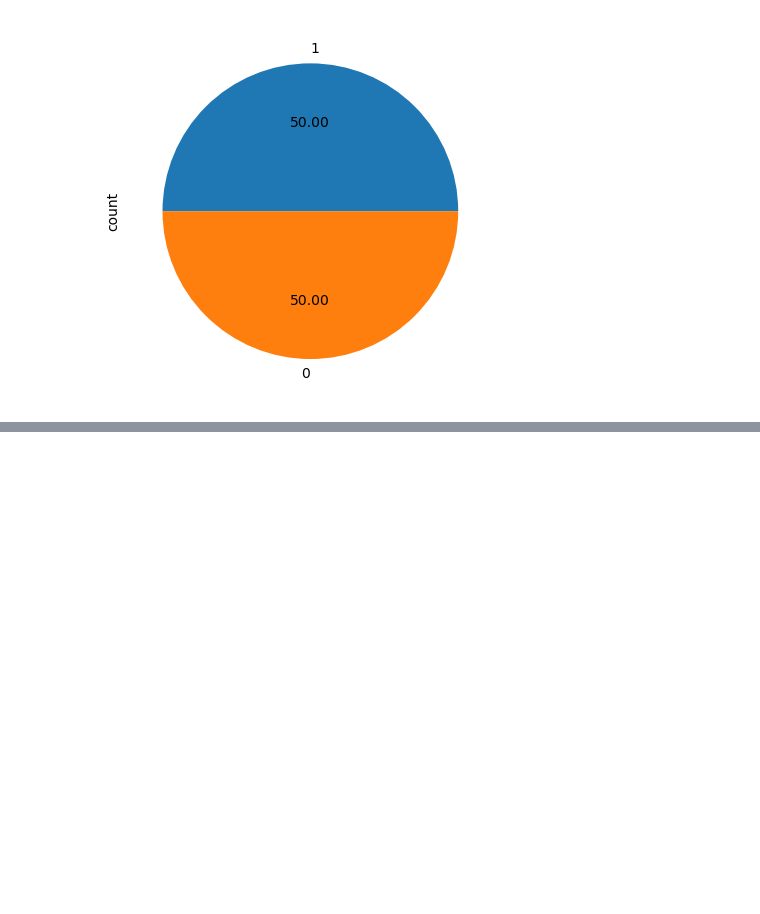
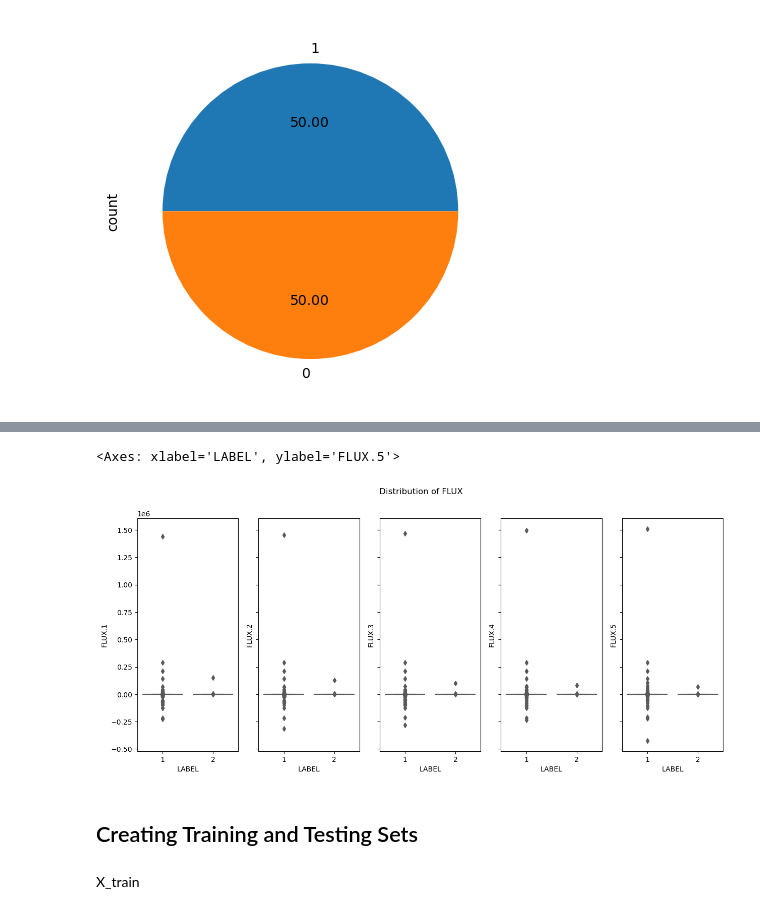
Before and after one commit to shekar-raja/exoplanet-detection-system-ml, a Jupyter notebook: Exoplanet Detection System.ipynb, the cells around one changed output, grey strips where cells are left out. Drawn from its saved outputs; the diff is of its cells as text; code cells hidden in the pictures; blank space fills up the shorter version.

```diff
--- a/Exoplanet Detection System.ipynb
+++ b/Exoplanet Detection System.ipynb
@@ -115,0 +139,16 @@ y_res.value_counts().plot.pie(autopct = "%.2f")
+# %%
+fig, axes = plt.subplots(1, 5,figsize=(15, 6), sharey=True)
+fig.suptitle('Distribution of FLUX')
+
+sns.boxplot(ax=axes[0], data=df, x='LABEL', y='FLUX.1',palette="Set2")
+sns.boxplot(ax=axes[1], data=df, x='LABEL', y='FLUX.2',palette="Set2")
+sns.boxplot(ax=axes[2], data=df, x='LABEL', y='FLUX.3',palette="Set2")
+sns.boxplot(ax=axes[3], data=df, x='LABEL', y='FLUX.4',palette="Set2")
+sns.boxplot(ax=axes[4], data=df, x='LABEL', y='FLUX.5',palette="Set2")
+# %% [output]
+<Axes: xlabel='LABEL', ylabel='FLUX.5'>
+[figure, added]
+# %% [markdown]
+## Creating Training and Testing Sets
+# %% [markdown]
+X_train
```
Also changed, not shown: parts of 14 cells of this notebook.
